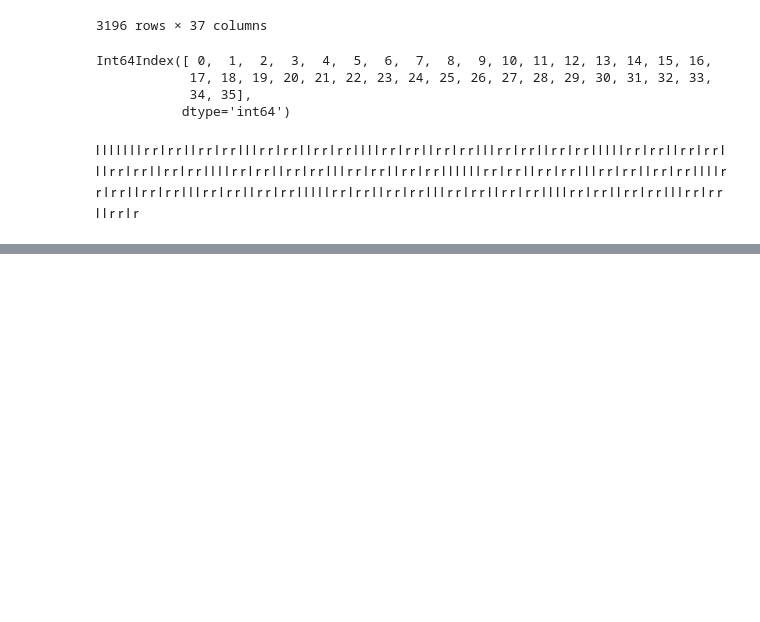
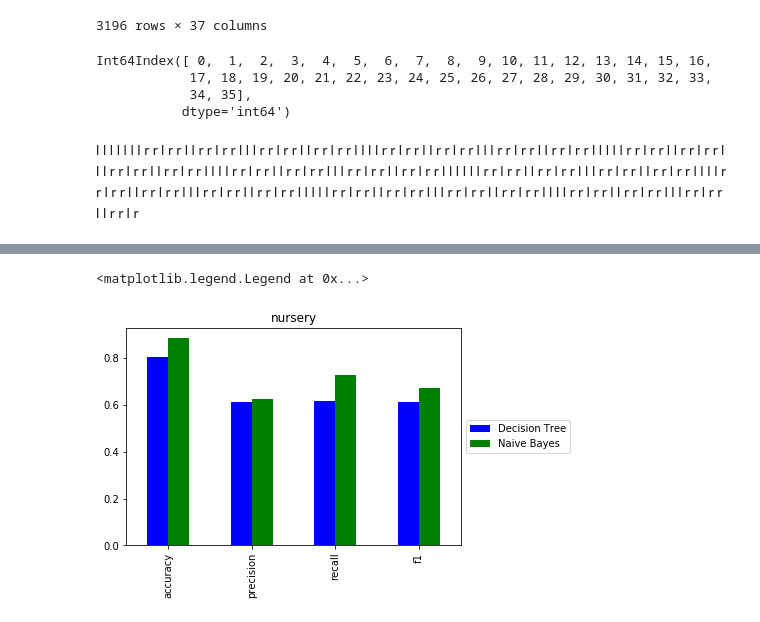
Before and after one commit to liiniix/bogor, a Jupyter notebook: Untitled.ipynb, the cells around one changed output, grey strips where cells are left out. Saved outputs shown, nothing was run; the diff lists cells and outputs as text; code cells hidden in the pictures; blank space fills up the shorter version.

```diff
--- a/Untitled.ipynb
+++ b/Untitled.ipynb
@@ -1161,0 +1150,2 @@ r
+# %%
+df= pd.DataFrame({"Naive Bayes": [0.8850308641975309, 0.6249573547532601, 0.7302183839206519, 0.6734998813568065], "Decision Tree": [0.805298353909465, 0.612281061705533, 0.6165854518521204, 0.6144257182161229]}, index=['accuracy', 'precision', 'recall', 'f1'] )
@@ -1161,0 +1160,5 @@ r
+# %%
+df.plot(kind="bar", title="nursery").legend(loc='center left', bbox_to_anchor=(1, 0.5))
+# %% [output]
+<matplotlib.legend.Legend at 0x...>
+[figure, added]
```
Also changed, not shown: parts of 48 cells of this notebook, 15 other files.
